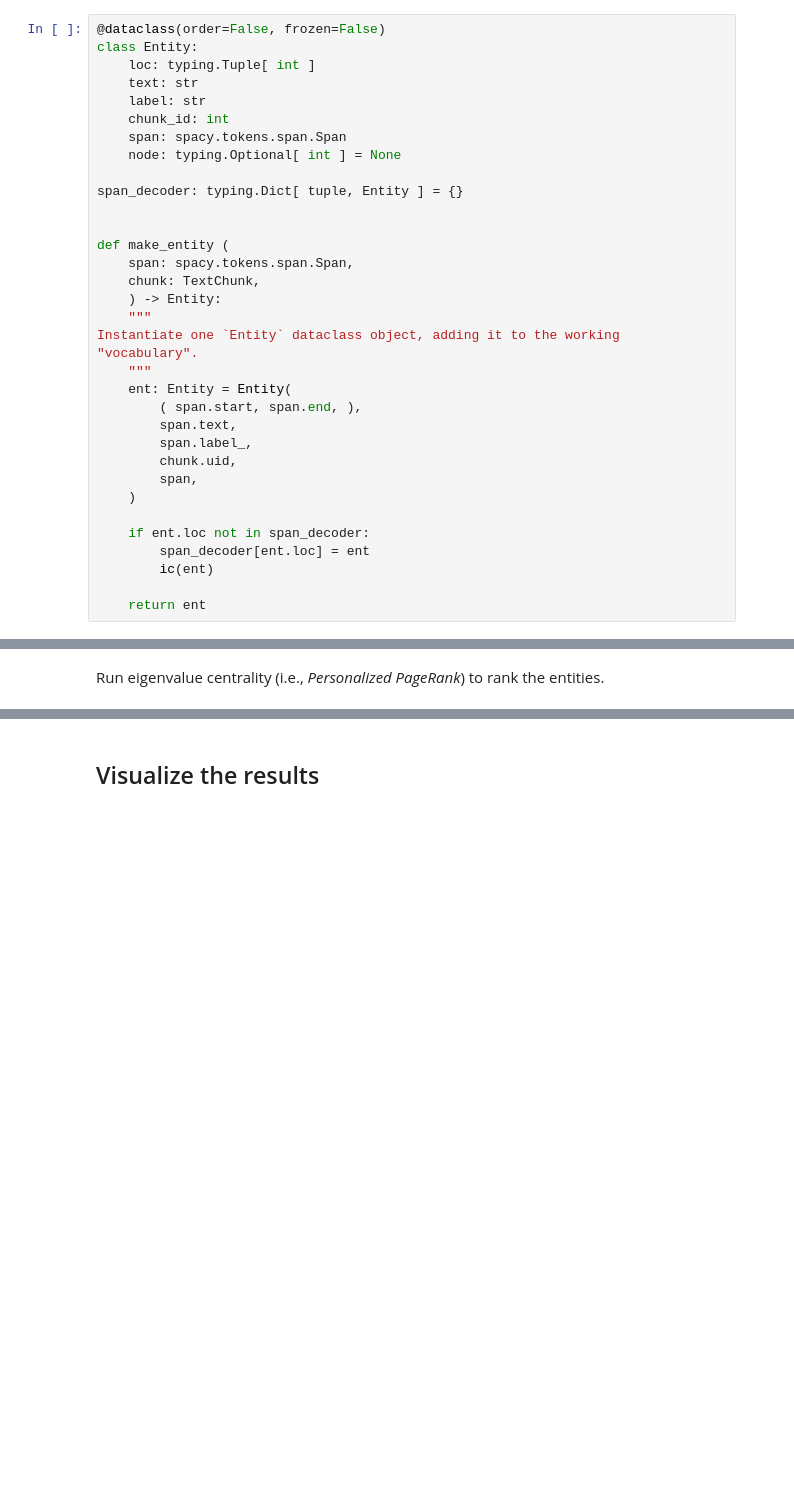
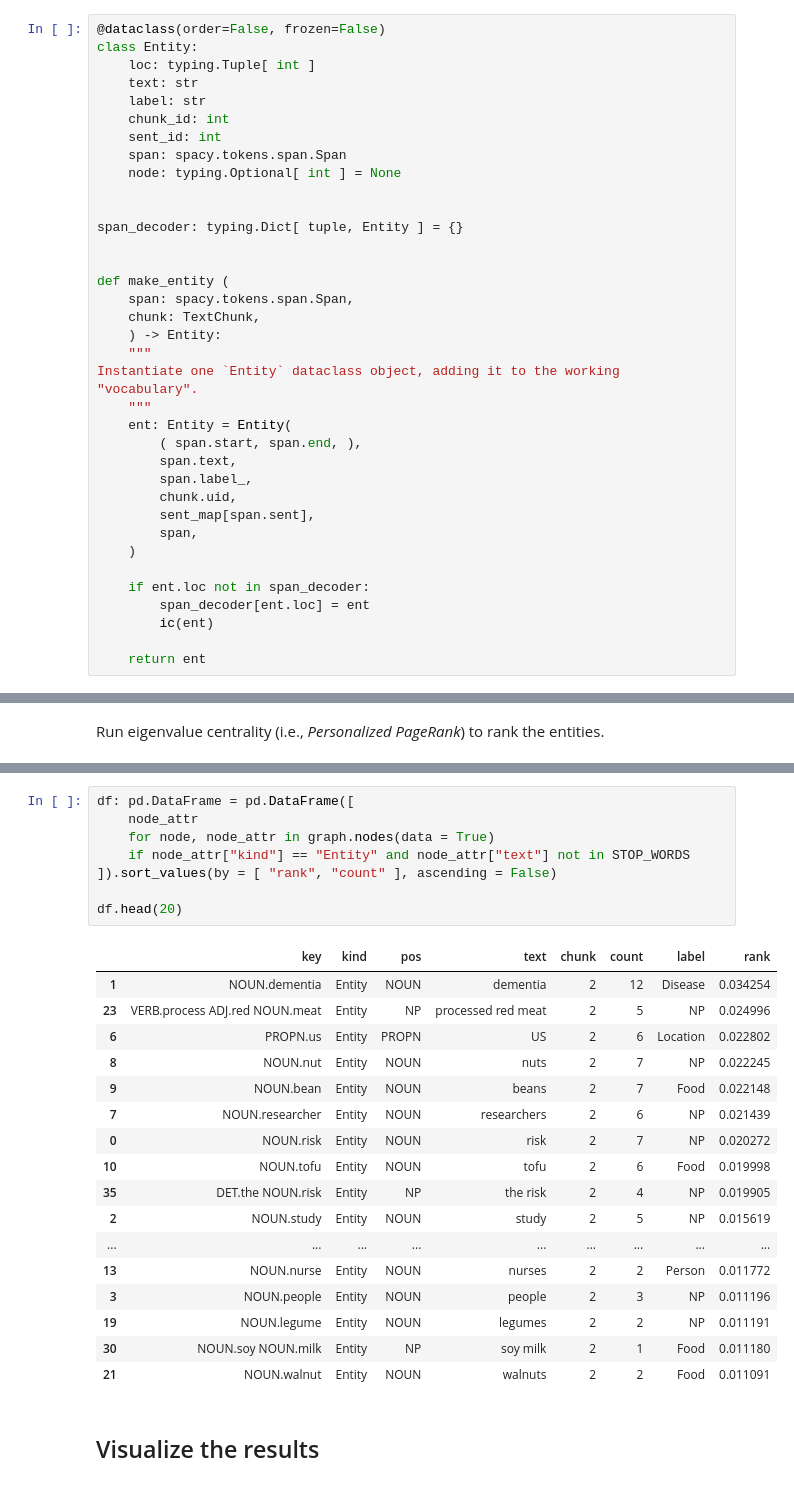
Before and after one commit to DerwenAI/strwythura, a Jupyter notebook: construct.ipynb, the cells around one changed output, grey strips where cells are left out. Drawn from its saved outputs; the diff is of its cells as text; blank space fills up the shorter version.

```diff
--- a/construct.ipynb
+++ b/construct.ipynb
@@ -362,8 +365,10 @@ class Entity:
     text: str
     label: str
     chunk_id: int
+    sent_id: int
     span: spacy.tokens.span.Span
     node: typing.Optional[ int ] = None
+
 
 span_decoder: typing.Dict[ tuple, Entity ] = {}
 
@@ -380,6 +385,7 @@ Instantiate one `Entity` dataclass object, adding it to the working "vocabulary"
         span.text,
         span.label_,
         chunk.uid,
+        sent_map[span.sent],
         span,
     )
 
@@ -543,3 +566,29 @@ for node, rank in nx.pagerank(graph, alpha = TR_ALPHA).items():
+# %%
+df: pd.DataFrame = pd.DataFrame([
+    node_attr
+    for node, node_attr in graph.nodes(data = True)
+    if node_attr["kind"] == "Entity" and node_attr["text"] not in STOP_WORDS
+]).sort_values(by = [ "rank", "count" ], ascending = False)
+
+df.head(20)
+# %% [output]
+|  | key | kind | pos | text | chunk | count | label | rank |
+| 1 | NOUN.dementia | Entity | NOUN | dementia | 2 | 12 | Disease | 0.034254 |
+| 23 | VERB.process ADJ.red NOUN.meat | Entity | NP | processed red meat | 2 | 5 | NP | 0.024996 |
+| 6 | PROPN.us | Entity | PROPN | US | 2 | 6 | Location | 0.022802 |
+| 8 | NOUN.nut | Entity | NOUN | nuts | 2 | 7 | NP | 0.022245 |
+| 9 | NOUN.bean | Entity | NOUN | beans | 2 | 7 | Food | 0.022148 |
+| 7 | NOUN.researcher | Entity | NOUN | researchers | 2 | 6 | NP | 0.021439 |
+| 0 | NOUN.risk | Entity | NOUN | risk | 2 | 7 | NP | 0.020272 |
+| 10 | NOUN.tofu | Entity | NOUN | tofu | 2 | 6 | Food | 0.019998 |
+| 35 | DET.the NOUN.risk | Entity | NP | the risk | 2 | 4 | NP | 0.019905 |
+| 2 | NOUN.study | Entity | NOUN | study | 2 | 5 | NP | 0.015619 |
+| ... | ... | ... | ... | ... | ... | ... | ... | ... |
+| 13 | NOUN.nurse | Entity | NOUN | nurses | 2 | 2 | Person | 0.011772 |
+| 3 | NOUN.people | Entity | NOUN | people | 2 | 3 | NP | 0.011196 |
+| 19 | NOUN.legume | Entity | NOUN | legumes | 2 | 2 | NP | 0.011191 |
+| 30 | NOUN.soy NOUN.milk | Entity | NP | soy milk | 2 | 1 | Food | 0.011180 |
+| 21 | NOUN.walnut | Entity | NOUN | walnuts | 2 | 2 | Food | 0.011091 |
 # %% [markdown]
 ## Visualize the results
 # %% [markdown]
```
Also changed, not shown: parts of 29 cells of this notebook, 1 other file.
